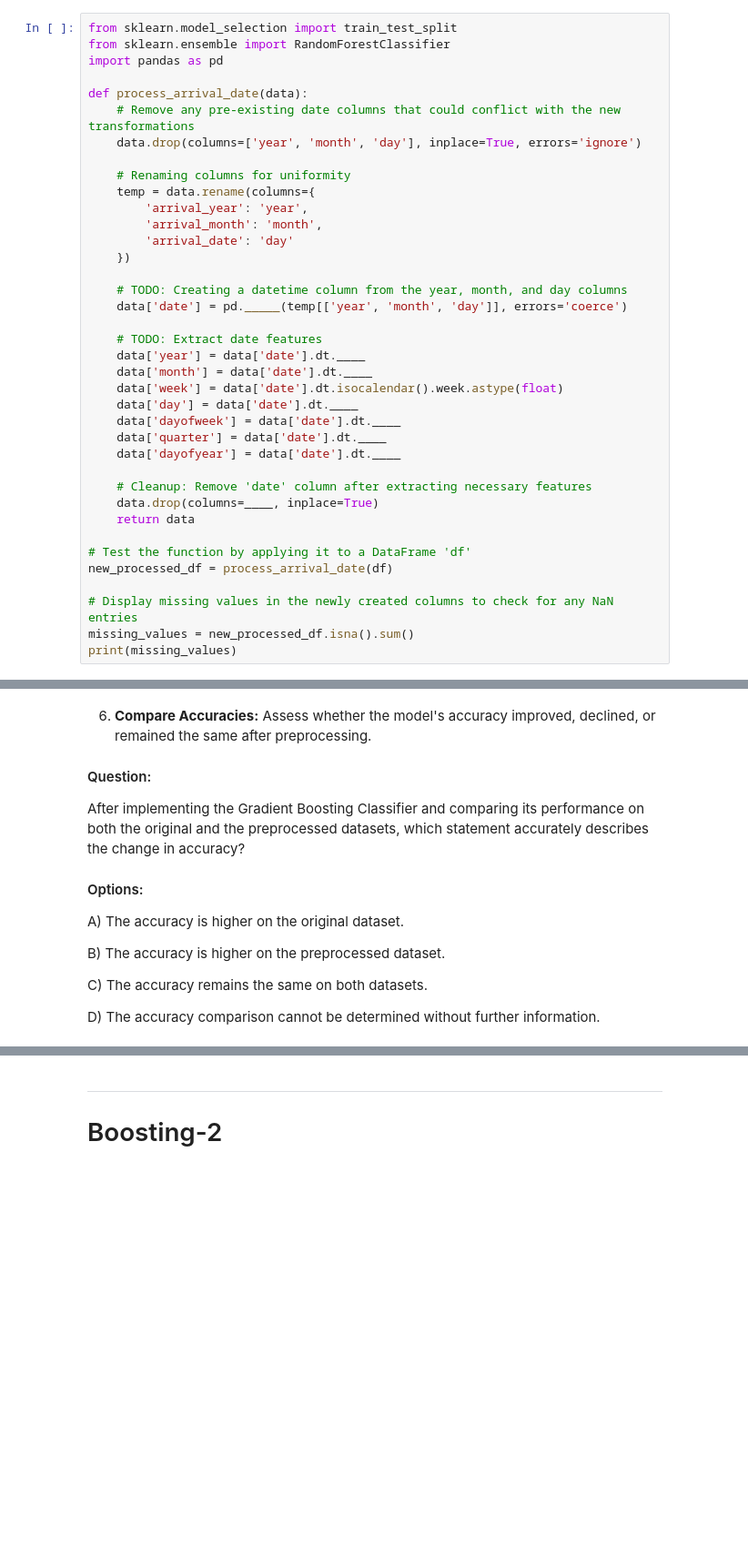
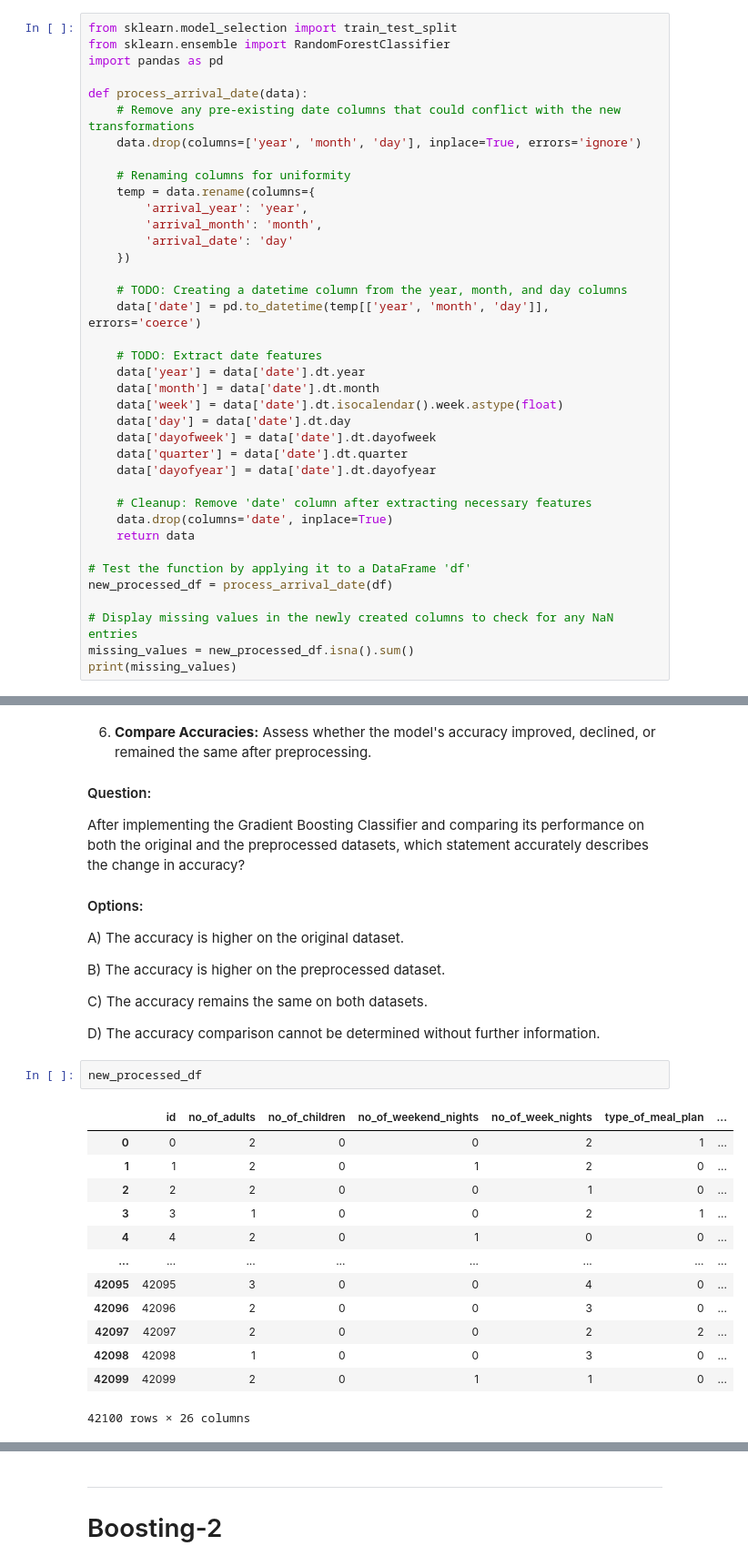
Before and after one commit to IshanSarkar/Topics-Practice, a Jupyter notebook: Case_Study_boosting.ipynb, the cells around one changed output, grey strips where cells are left out. Shown at 91% size. Drawn from its saved outputs; the diff is of its cells as text; blank space fills up the shorter version.

```diff
--- a/Case_Study_boosting.ipynb
+++ b/Case_Study_boosting.ipynb
@@ -218,19 +273,19 @@ def process_arrival_date(data):
     })
 
     # TODO: Creating a datetime column from the year, month, and day columns
-    data['date'] = pd._____(temp[['year', 'month', 'day']], errors='coerce')
+    data['date'] = pd.to_datetime(temp[['year', 'month', 'day']], errors='coerce')
 
     # TODO: Extract date features
-    data['year'] = data['date'].dt.____
-    data['month'] = data['date'].dt.____
+    data['year'] = data['date'].dt.year
+    data['month'] = data['date'].dt.month
     data['week'] = data['date'].dt.isocalendar().week.astype(float)
-    data['day'] = data['date'].dt.____
-    data['dayofweek'] = data['date'].dt.____
-    data['quarter'] = data['date'].dt.____
-    data['dayofyear'] = data['date'].dt.____
+    data['day'] = data['date'].dt.day
+    data['dayofweek'] = data['date'].dt.dayofweek
+    data['quarter'] = data['date'].dt.quarter
+    data['dayofyear'] = data['date'].dt.dayofyear
 
     # Cleanup: Remove 'date' column after extracting necessary features
-    data.drop(columns=____, inplace=True)
+    data.drop(columns='date', inplace=True)
     return data
 
 # Test the function by applying it to a DataFrame 'df'
@@ -473,5 +550,21 @@ B) The accuracy is higher on the preprocessed dataset.
 C) The accuracy remains the same on both datasets.
 
 D) The accuracy comparison cannot be determined without further information.
+# %%
+new_processed_df
+# %% [output]
+|  | id | no_of_adults | no_of_children | no_of_weekend_nights | no_of_week_nights | type_of_meal_plan | ... |
+| 0 | 0 | 2 | 0 | 0 | 2 | 1 | ... |
+| 1 | 1 | 2 | 0 | 1 | 2 | 0 | ... |
+| 2 | 2 | 2 | 0 | 0 | 1 | 0 | ... |
+| 3 | 3 | 1 | 0 | 0 | 2 | 1 | ... |
+| 4 | 4 | 2 | 0 | 1 | 0 | 0 | ... |
+| ... | ... | ... | ... | ... | ... | ... | ... |
+| 42095 | 42095 | 3 | 0 | 0 | 4 | 0 | ... |
+| 42096 | 42096 | 2 | 0 | 0 | 3 | 0 | ... |
+| 42097 | 42097 | 2 | 0 | 0 | 2 | 2 | ... |
+| 42098 | 42098 | 1 | 0 | 0 | 3 | 0 | ... |
+| 42099 | 42099 | 2 | 0 | 1 | 1 | 0 | ... |
+42100 rows × 26 columns
 # %%
 from sklearn.model_selection import train_test_split
```
Also changed, not shown: parts of 11 cells of this notebook.
